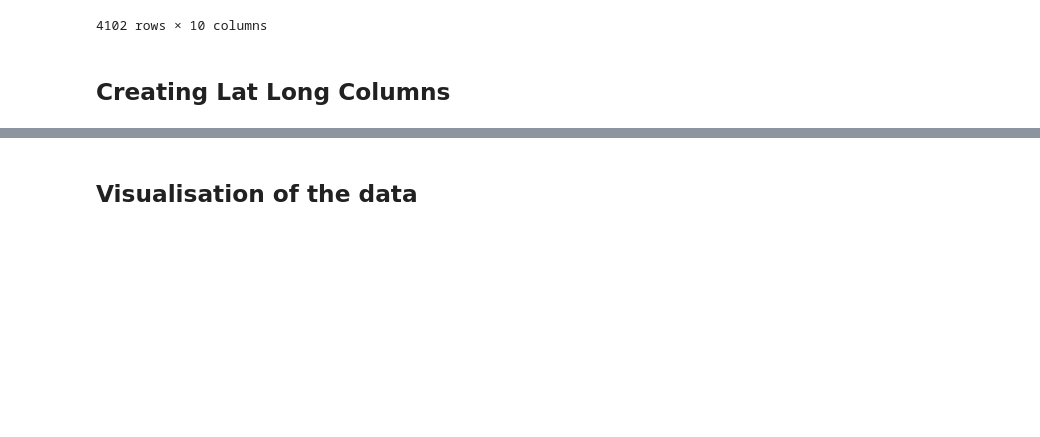
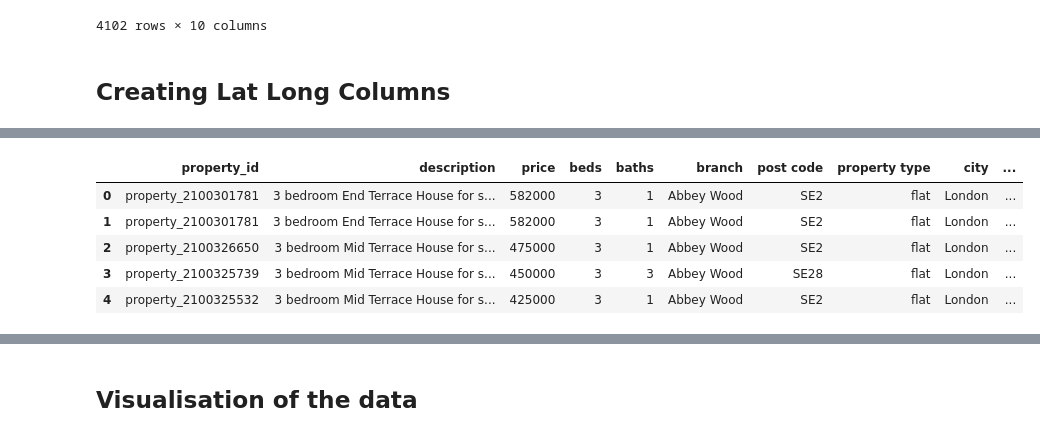
Before and after one commit to HassanM08/uon-dsda-22-y2-group-project-team-1, a Jupyter notebook: investigations/TestModels.ipynb, the cells around one changed output, grey strips where cells are left out. Drawn from its saved outputs; the diff is of its cells as text; code cells hidden in the pictures; blank space fills up the shorter version.

Commit message:
Added code to calculate Lat and Long Coordinates for Map Visual

```diff
--- a/investigations/TestModels.ipynb
+++ b/investigations/TestModels.ipynb
@@ -7,7 +8,9 @@ import pandas as pd
 # %%
 pd.set_option('display.max_colwidth', None)
 # %%
-pickle_file = r'C:\Users\psydp2\OneDrive - The University of Nottingham\Year 2\Group Project\GitHub\uon-dsda-22-y2-group-project-team-1\investigations\all_houses_for_sale.pickle'
+file_name = "all_houses_for_sale.pickle"
+current_directory = os.getcwd()
+pickle_file = os.path.join(current_directory, file_name)
 # %%
 pickle_file
 # %% [output]
@@ -71,8 +58,0 @@ Successfully installed pgeocode-0.4.0
-# %%
-import pandas as pd
-from pgeocode import GeoQuery
-geo = GeoQuery('UK')
-def get_lat_long(postal_code):
-    location = geo.query_postal_code(postal_code)
-    return location.latitude, location.longitude
-df[['Latitude', 'Longitude']] = df['post code'].apply(get_lat_long)
@@ -81,3 +61,25 @@ ImportError: cannot import name 'GeoQuery' from 'pgeocode' (C:\Anaconda3\lib\sit
+# %%
+geo = pgeocode.Nominatim("gb")
+
+latitude=[]
+longitude=[]
+for i, row in df.iloc[:5,:].iterrows():
+    postcode = row['post code']
+    latitude = geo.query_postal_code(postcode)['latitude']
+    longitude = geo.query_postal_code(postcode)['longitude']
+    geo.query_location()
+
+    df.at[i, 'latitude'] = latitude
+    df.at[i, 'longitude'] = longitude
+
+df.head()
+# %% [output]
+|  | property_id | description | price | beds | baths | branch | post code | property type | city | ... |
+| 0 | property_2100301781 | 3 bedroom End Terrace House for s... | 582000 | 3 | 1 | Abbey Wood | SE2 | flat | London | ... |
+| 1 | property_2100301781 | 3 bedroom End Terrace House for s... | 582000 | 3 | 1 | Abbey Wood | SE2 | flat | London | ... |
+| 2 | property_2100326650 | 3 bedroom Mid Terrace House for s... | 475000 | 3 | 1 | Abbey Wood | SE2 | flat | London | ... |
+| 3 | property_2100325739 | 3 bedroom Mid Terrace House for s... | 450000 | 3 | 3 | Abbey Wood | SE28 | flat | London | ... |
+| 4 | property_2100325532 | 3 bedroom Mid Terrace House for s... | 425000 | 3 | 1 | Abbey Wood | SE2 | flat | London | ... |
 # %%
 df
 # %% [output]
```
Also changed, not shown: parts of 6 cells of this notebook, 1 other file.
